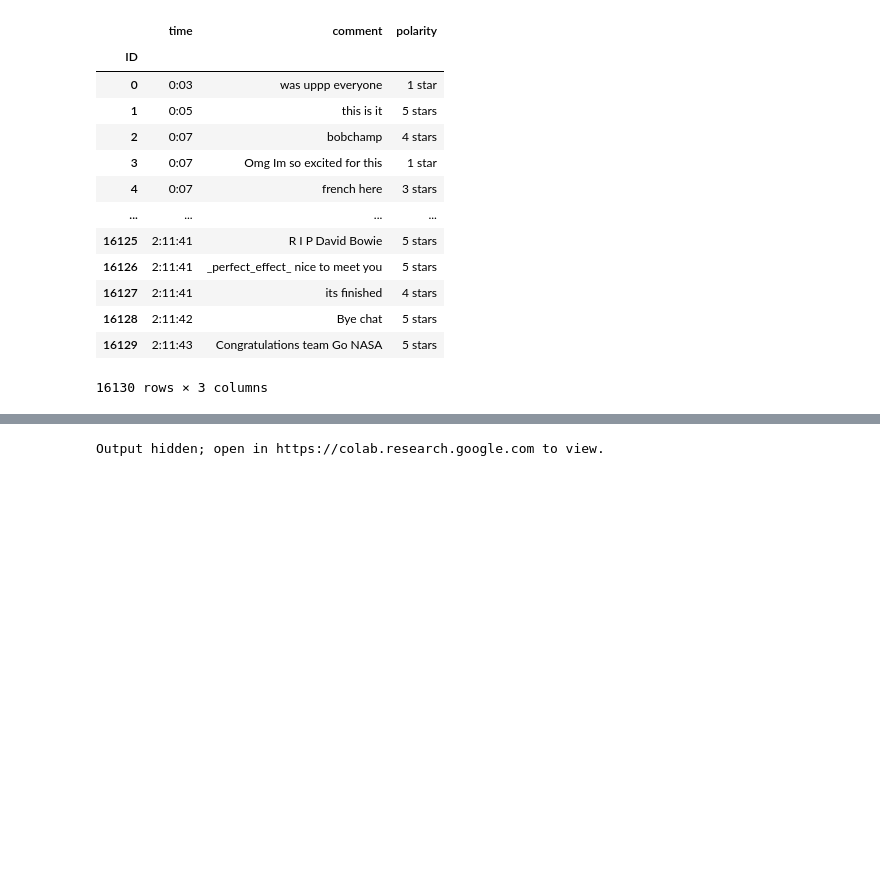
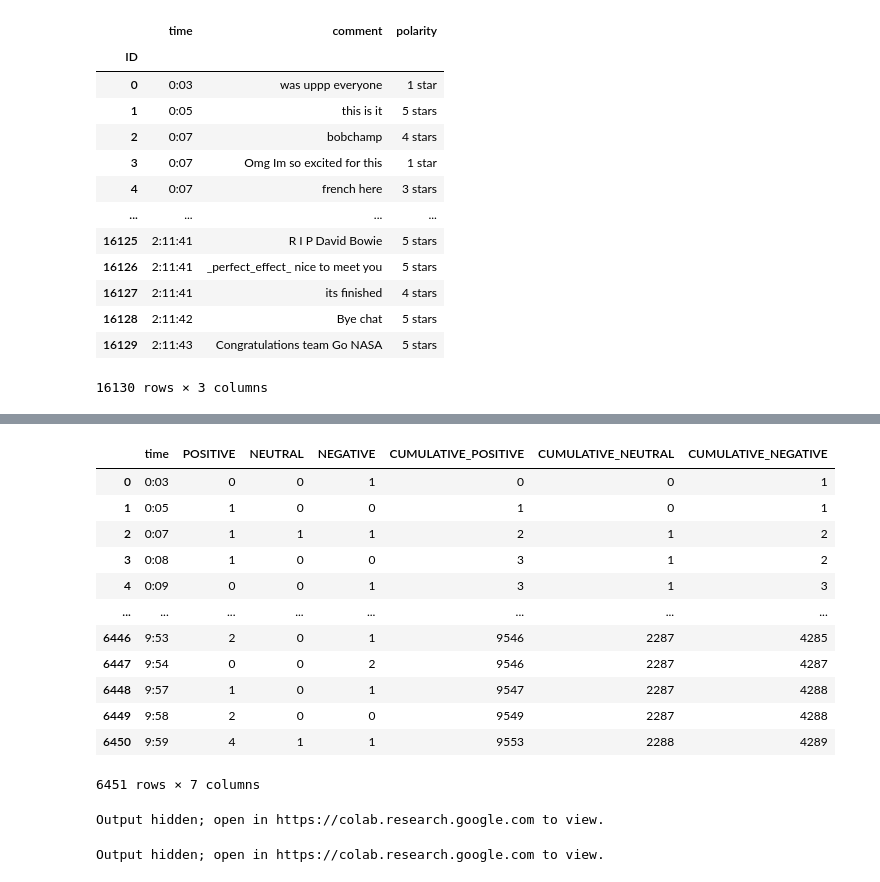
Before and after one commit to Martinerramuspe/NLP_PROJECTS, a Jupyter notebook: 01_proyecto/INTEGRADOR.ipynb, the cells around one changed output, grey strips where cells are left out. Drawn from its saved outputs; the diff is of its cells as text; code cells hidden in the pictures; blank space fills up the shorter version.

```diff
--- a/01_proyecto/INTEGRADOR.ipynb
+++ b/01_proyecto/INTEGRADOR.ipynb
@@ -186,0 +190,9 @@ Name: NEGATIVE, dtype: int64
+# %%
+df['time'] = df['time'].astype(str)
+
+# Ahora puedes realizar el groupby
+grouped_df = df.groupby('time').agg({
+    'POSITIVE': 'sum',
+    'NEUTRAL': 'sum',
+    'NEGATIVE': 'sum'
+}).reset_index()
@@ -187 +215,21 @@ Name: NEGATIVE, dtype: int64
+# %%
+grouped_df['CUMULATIVE_POSITIVE'] = grouped_df['POSITIVE'].cumsum()
+grouped_df['CUMULATIVE_NEUTRAL'] = grouped_df['NEUTRAL'].cumsum()
+grouped_df['CUMULATIVE_NEGATIVE'] = grouped_df['NEGATIVE'].cumsum()
+# %%
+grouped_df
+# %% [output]
+|  | time | POSITIVE | NEUTRAL | NEGATIVE | CUMULATIVE_POSITIVE | CUMULATIVE_NEUTRAL | CUMULATIVE_NEGATIVE |
+| 0 | 0:03 | 0 | 0 | 1 | 0 | 0 | 1 |
+| 1 | 0:05 | 1 | 0 | 0 | 1 | 0 | 1 |
+| 2 | 0:07 | 1 | 1 | 1 | 2 | 1 | 2 |
+| 3 | 0:08 | 1 | 0 | 0 | 3 | 1 | 2 |
+| 4 | 0:09 | 0 | 0 | 1 | 3 | 1 | 3 |
+| ... | ... | ... | ... | ... | ... | ... | ... |
+| 6446 | 9:53 | 2 | 0 | 1 | 9546 | 2287 | 4285 |
+| 6447 | 9:54 | 0 | 0 | 2 | 9546 | 2287 | 4287 |
+| 6448 | 9:57 | 1 | 0 | 1 | 9547 | 2287 | 4288 |
+| 6449 | 9:58 | 2 | 0 | 0 | 9549 | 2287 | 4288 |
+| 6450 | 9:59 | 4 | 1 | 1 | 9553 | 2288 | 4289 |
+6451 rows × 7 columns
 # %%
@@ -236,3 +284,54 @@ fig.show()
 fig_total.show()
 # %% [output]
 Output hidden; open in https://colab.research.google.com to view.
+# %%
+import pandas as pd
+import plotly.express as px
+
+# Supongamos que df_positive, df_neutral, df_negative ya están definidos...
+
+# Asignar colores a cada categoría al crear los DataFrames
+color_mapping = {'POSITIVE': 'green', 'NEUTRAL': 'white', 'NEGATIVE': 'red'}
+
+df_positive['color'] = color_mapping['POSITIVE']
+df_neutral['color'] = color_mapping['NEUTRAL']
+df_negative['color'] = color_mapping['NEGATIVE']
+
+# Concatenar los conjuntos de datos
+df = pd.concat([df_positive, df_neutral, df_negative], keys=['POSITIVE', 'NEUTRAL', 'NEGATIVE'])
+
+# GRÁFICO ANIMADO
+fig = px.scatter(df, x='time', y='y', animation_frame='time', color='color',
+                 range_x=[0, 6], range_y=[0, 3], color_discrete_sequence=['green', 'white', 'red'])
+
+# Personalizar la animación
+fig.update_layout(
+    title='Gráfica Animada con Plotly',
+    xaxis_title='time',
+    yaxis_title='Eje Y',
+    template='plotly_dark',
+    xaxis=dict(showgrid=False),
+    yaxis=dict(showgrid=False),
+    height=600
+)
+
+# GRÁFICO ESTÁTICO
+fig_total = px.line(df, x='time', y='y', color='color', range_x=[0, 6], range_y=[0, 3],
+                    line_dash='color', color_discrete_sequence=['green', 'white', 'red'])
+
+# Personalizar la gráfica total
+fig_total.update_layout(
+    title='Trayectorias del Recorrido Total',
+    xaxis_title='time',
+    yaxis_title='Eje Y',
+    template='plotly_dark',
+    xaxis=dict(showgrid=False),
+    yaxis=dict(showgrid=False),
+    height=800
+)
+
+# Mostrar ambas gráficas
+fig.show()
+fig_total.show()
+# %% [output]
+Output hidden; open in https://colab.research.google.com to view.
```
Also changed, not shown: parts of 17 cells of this notebook.
